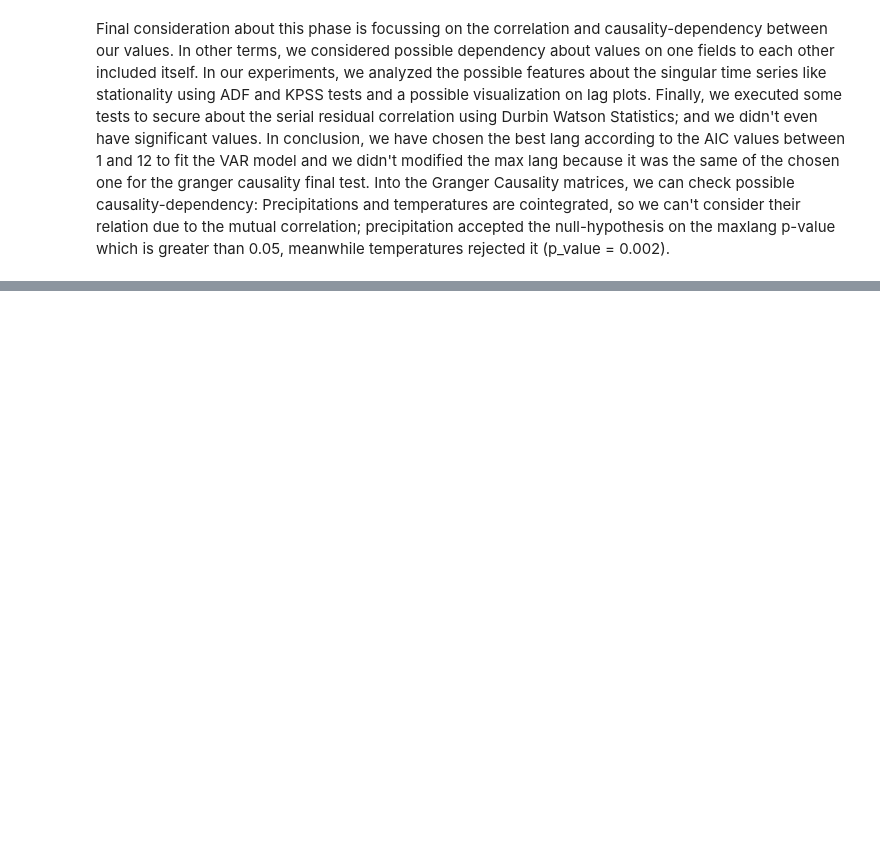
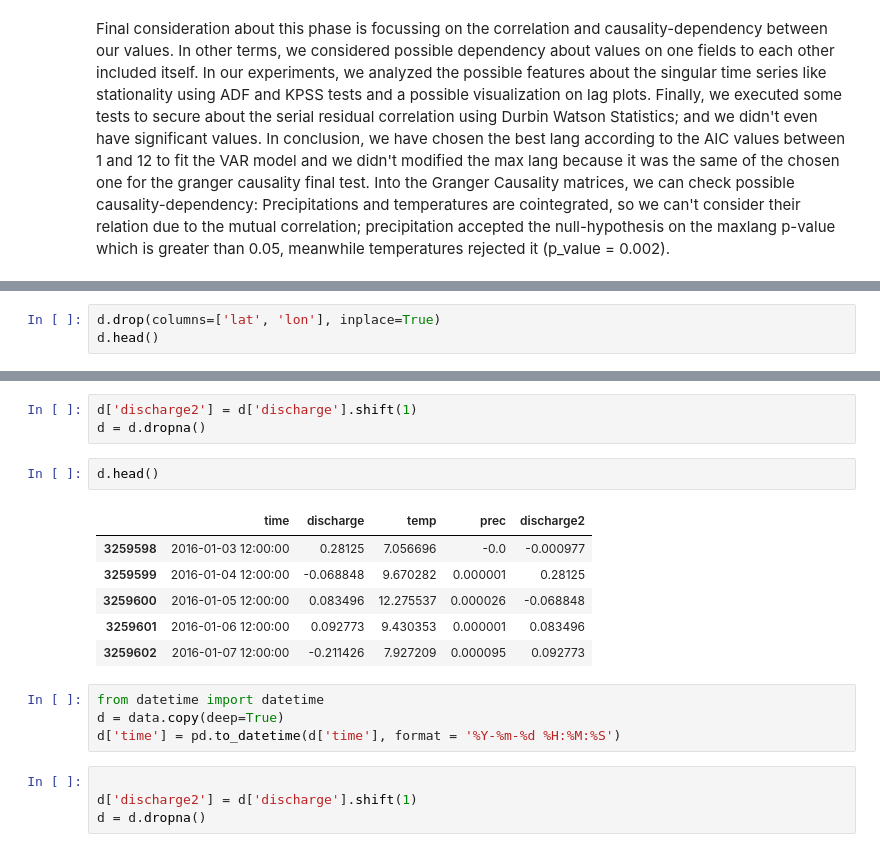
Before and after one commit to kode-git/copernicus, a Jupyter notebook: Data_Aggregation_Correlation.ipynb, the cells around one changed output, grey strips where cells are left out. Drawn from its saved outputs; the diff is of its cells as text; blank space fills up the shorter version.

```diff
--- a/Data_Aggregation_Correlation.ipynb
+++ b/Data_Aggregation_Correlation.ipynb
@@ -498,0 +510,3 @@ Final consideration about this phase is focussing on the correlation and causali
+# %%
+d.drop(columns=['lat', 'lon'], inplace=True)
+d.head()
@@ -498,0 +520,20 @@ Final consideration about this phase is focussing on the correlation and causali
+# %%
+d['discharge2'] = d['discharge'].shift(1)
+d = d.dropna()
+# %%
+d.head()
+# %% [output]
+|  | time | discharge | temp | prec | discharge2 |
+| 3259598 | 2016-01-03 12:00:00 | 0.28125 | 7.056696 | -0.0 | -0.000977 |
+| 3259599 | 2016-01-04 12:00:00 | -0.068848 | 9.670282 | 0.000001 | 0.28125 |
+| 3259600 | 2016-01-05 12:00:00 | 0.083496 | 12.275537 | 0.000026 | -0.068848 |
+| 3259601 | 2016-01-06 12:00:00 | 0.092773 | 9.430353 | 0.000001 | 0.083496 |
+| 3259602 | 2016-01-07 12:00:00 | -0.211426 | 7.927209 | 0.000095 | 0.092773 |
+# %%
+from datetime import datetime
+d = data.copy(deep=True)
+d['time'] = pd.to_datetime(d['time'], format = '%Y-%m-%d %H:%M:%S')
+# %%
+
+d['discharge2'] = d['discharge'].shift(1)
+d = d.dropna()
```
Also changed, not shown: parts of 7 cells of this notebook, 4 other files.
